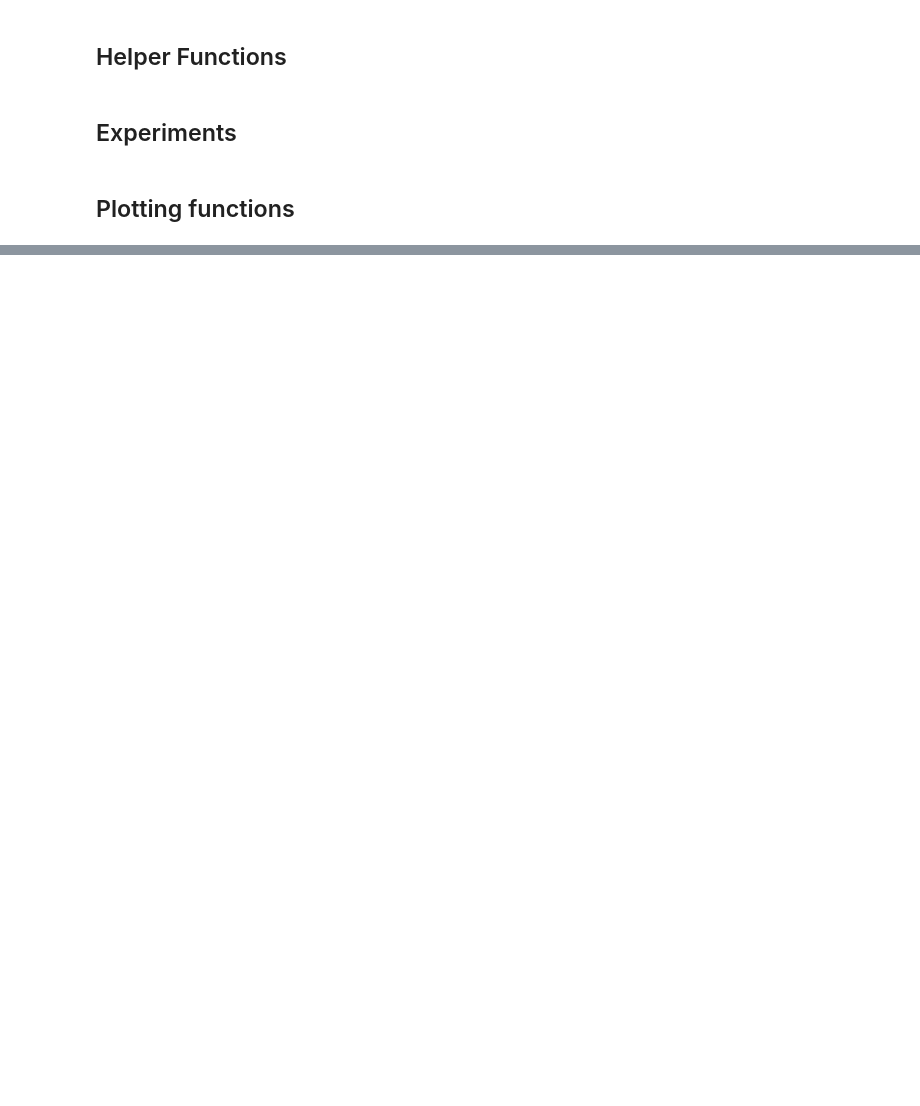
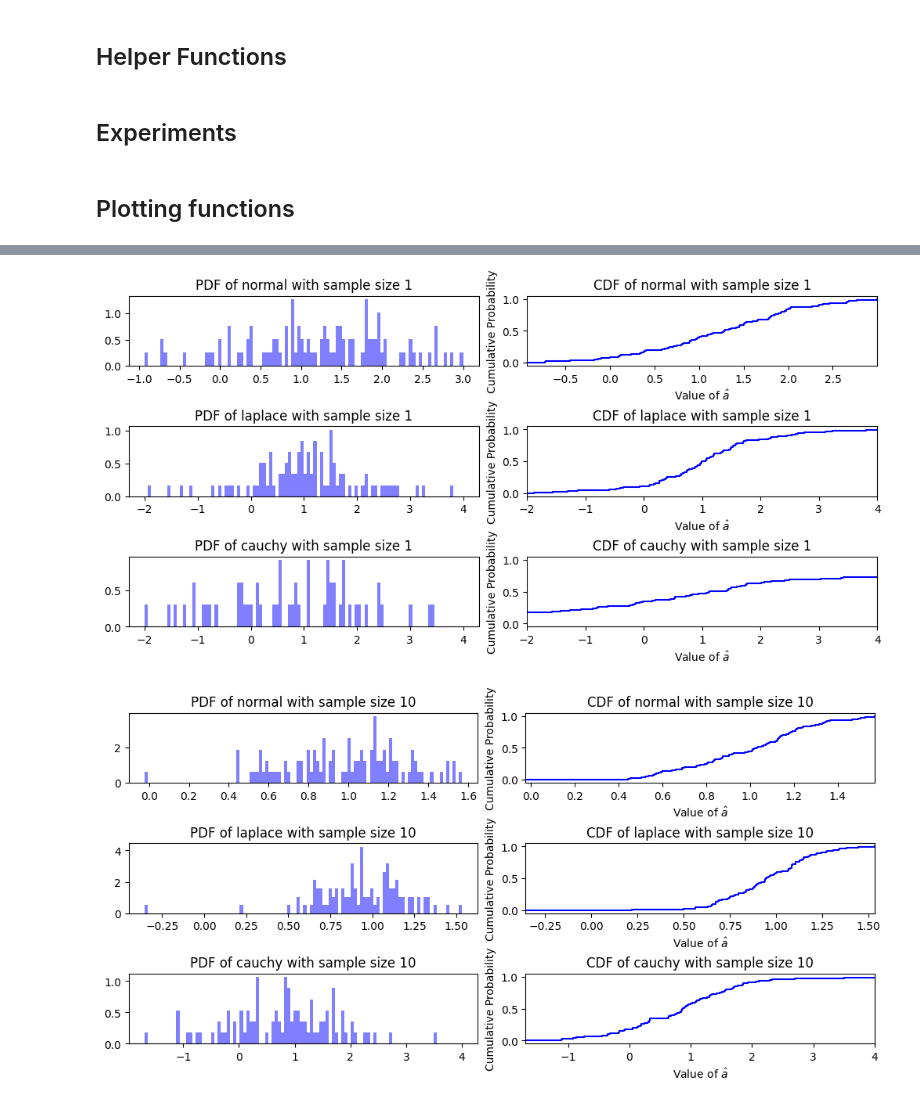
Before and after one commit to JG-0212/Estimation_theory_project, a Jupyter notebook: Mini Project 1/Project.ipynb, the cells around one changed output, grey strips where cells are left out. Drawn from its saved outputs; the diff is of its cells as text; code cells hidden in the pictures; blank space fills up the shorter version.

```diff
--- a/Mini Project 1/Project.ipynb
+++ b/Mini Project 1/Project.ipynb
@@ -208,0 +172,5 @@ NameError: name 'distributions' is not defined
+# %%
+plot_cdf_pdf(n, estimates_1, stats_1)
+# %% [output]
+[figure, added]
+[figure, added]
```
Also changed, not shown: parts of 23 cells of this notebook.
